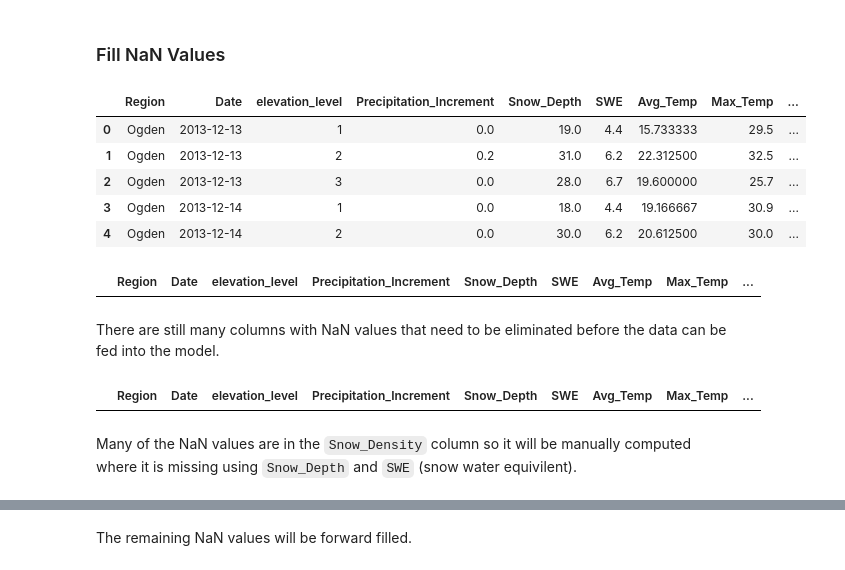
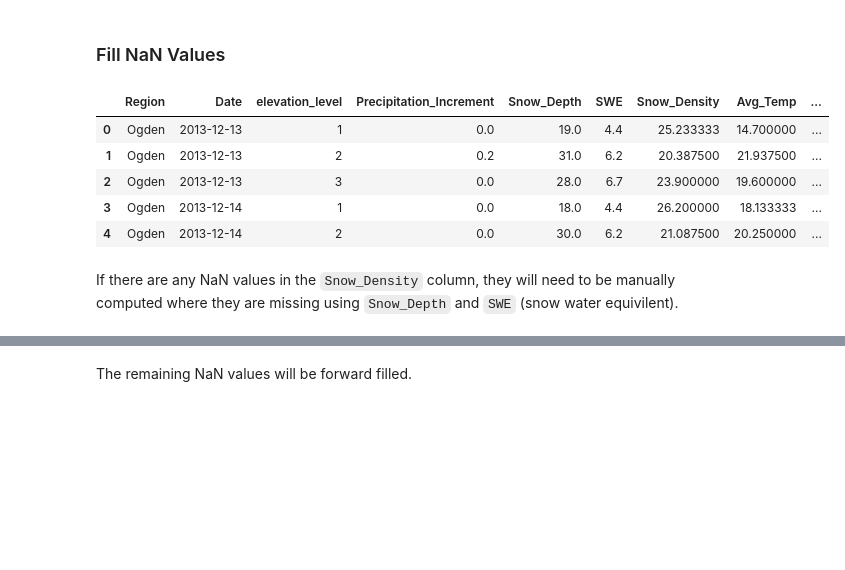
Before and after one commit to dallinmoore/avalanche-forecasting, a Jupyter notebook: main_notebook.ipynb, the cells around one changed output, grey strips where cells are left out. Saved outputs shown, nothing was run; the diff lists cells and outputs as text; code cells hidden in the pictures; blank space fills up the shorter version.

```diff
--- a/main_notebook.ipynb
+++ b/main_notebook.ipynb
@@ -563,0 +596,6 @@ len(snotel_df_ts)
+# %%
+snotel_df_ts["Avg_Wind_Direction_sin"] = np.sin(np.deg2rad(snotel_df_ts["Avg_Wind_Direction"]))
+snotel_df_ts["Avg_Wind_Direction_cos"] = np.cos(np.deg2rad(snotel_df_ts["Avg_Wind_Direction"]))
+
+snotel_df_ts = snotel_df_ts.drop(columns=["Avg_Wind_Direction"])        # keep only sin / cos
+snotel_df_ts.sort_values("Avg_Wind_Direction_sin").head()
@@ -565,6 +610,7 @@ len(snotel_df_ts)
 ## Combine the Metadata with Time-series Data
 # %%
 snotel_df["stationId"] = snotel_df["stationId"].astype(int)
+snotel_df_ts["stationId"] = snotel_df_ts["stationId"].astype(int)
 snotel_df["stationId"].head()
 # %% [output]
 |  | stationId |
@@ -647,16 +693,28 @@ snotel_dataset.head()
 # %%
+# Custom aggregation functions for cyclical variables
+def circular_mean_sin(series):
+    """Calculate circular mean for sin component"""
+    angles = np.arctan2(series, snotel_dataset['Avg_Wind_Direction_cos'].loc[series.index])
+    return np.sin(np.mean(angles))
+
+def circular_mean_cos(series):
+    """Calculate circular mean for cos component"""
+    angles = np.arctan2(snotel_dataset['Avg_Wind_Direction_sin'].loc[series.index], series)
+    return np.cos(np.mean(angles))
+
 # Define which columns to aggregate and how
 agg_map = {
     'Precipitation_Increment': 'max',
-    'Snow_Depth':            'max',
-    'SWE':                   'max',
-    'Avg_Temp':              'mean',
-    'Max_Temp':              'max',
-    'Min_Temp':              'min',
-    'Snow_Density':          'mean',
-    'Avg_Wind_Direction':    'max', # while not ideal, there are not multiple stations in any of the regions but max w
-    'Avg_Wind_Speed':        'mean',
-    'Max_Wind_Speed':        'max'
+    'Snow_Depth':              'max',
+    'SWE':                     'max',
+    'Avg_Temp':                'mean',
+    'Max_Temp':                'max',
+    'Min_Temp':                'min',
+    'Snow_Density':            'mean',
+    'Avg_Wind_Direction_sin':  circular_mean_sin,
+    'Avg_Wind_Direction_cos':  circular_mean_cos,
+    'Avg_Wind_Speed':          'mean',
+    'Max_Wind_Speed':          'max'
 }
 
 # Perform the aggregation
@@ -664,6 +722,7 @@ snotel_dataset_agg = (
     snotel_dataset
     .groupby(['Region', 'Date', 'elevation_level'], as_index=False)
     .agg(agg_map)
+    .sort_values(['Region', 'Date', 'elevation_level'])
 )
 
 snotel_dataset_agg.sort_values(['Region', 'Date', 'elevation_level']).head()
@@ -786,56 +845,43 @@ def fill_missing_by_elevation_vectorized(df: pd.DataFrame, data_cols: list) -> p
 
         # Assign back in one shot
         df_wide.loc[:, (col, 2)] = filled_s2
 
         # Propagate to 1 & 3 in one shot
         df_wide.loc[:, (col, 1)] = s1.fillna(filled_s2)
         df_wide.loc[:, (col, 3)] = s3.fillna(filled_s2)
 
     # Stack elevation_level back into a column
     df_filled = (
         df_wide
         .stack(level='elevation_level')  # now columns are data_cols again
         .reset_index()
     )
 
     return df_filled
 
 
 weather_cols = [
-    'Precipitation_Increment', 'Snow_Depth', 'SWE',
+    'Precipitation_Increment', 'Snow_Depth', 'SWE', 'Snow_Density',
     'Avg_Temp', 'Max_Temp', 'Min_Temp',
-    'Snow_Density', 'Avg_Wind_Direction',
-    'Avg_Wind_Speed', 'Max_Wind_Speed'
+    'Avg_Wind_Direction_sin', 'Avg_Wind_Direction_cos', 'Avg_Wind_Speed', 'Max_Wind_Speed'
 ]
 
 # Apply to your aggregated DataFrame:
 snotel_dataset_agg_full = fill_missing_by_elevation_vectorized(
     snotel_dataset_agg,
     weather_cols
 )
 
 snotel_dataset_agg_full.sort_values(['Region', 'Date', 'elevation_level']).head()
 # %% [output]
-|  | Region | Date | elevation_level | Precipitation_Increment | Snow_Depth | SWE | Avg_Temp | Max_Temp | ... |
-| 0 | Ogden | 2013-12-13 | 1 | 0.0 | 19.0 | 4.4 | 15.733333 | 29.5 | ... |
-| 1 | Ogden | 2013-12-13 | 2 | 0.2 | 31.0 | 6.2 | 22.312500 | 32.5 | ... |
-| 2 | Ogden | 2013-12-13 | 3 | 0.0 | 28.0 | 6.7 | 19.600000 | 25.7 | ... |
-| 3 | Ogden | 2013-12-14 | 1 | 0.0 | 18.0 | 4.4 | 19.166667 | 30.9 | ... |
-| 4 | Ogden | 2013-12-14 | 2 | 0.0 | 30.0 | 6.2 | 20.612500 | 30.0 | ... |
+|  | Region | Date | elevation_level | Precipitation_Increment | Snow_Depth | SWE | Snow_Density | Avg_Temp | ... |
+| 0 | Ogden | 2013-12-13 | 1 | 0.0 | 19.0 | 4.4 | 25.233333 | 14.700000 | ... |
+| 1 | Ogden | 2013-12-13 | 2 | 0.2 | 31.0 | 6.2 | 20.387500 | 21.937500 | ... |
+| 2 | Ogden | 2013-12-13 | 3 | 0.0 | 28.0 | 6.7 | 23.900000 | 19.600000 | ... |
+| 3 | Ogden | 2013-12-14 | 1 | 0.0 | 18.0 | 4.4 | 26.200000 | 18.133333 | ... |
+| 4 | Ogden | 2013-12-14 | 2 | 0.0 | 30.0 | 6.2 | 21.087500 | 20.250000 | ... |
-# %%
-nan_mask = snotel_dataset_agg_full[weather_cols].isna().any(axis=1)
-snotel_dataset_agg_full[nan_mask].sort_values(['Region', 'Date', 'elevation_level'])
-# %% [output]
-|  | Region | Date | elevation_level | Precipitation_Increment | Snow_Depth | SWE | Avg_Temp | Max_Temp | ... |
-# %% [markdown]
-There are still many columns with NaN values that need to be eliminated before the data can be fed into the model.
-# %%
-nan_mask_not_sd = snotel_dataset_agg_full[weather_cols].drop(columns='Snow_Density').isna().any(axis=1)
-snotel_dataset_agg_full[nan_mask_not_sd].sort_values(['Region', 'Date', 'elevation_level'])
-# %% [output]
-|  | Region | Date | elevation_level | Precipitation_Increment | Snow_Depth | SWE | Avg_Temp | Max_Temp | ... |
 # %% [markdown]
-Many of the NaN values are in the `Snow_Density` column so it will be manually computed where it is missing using `Snow_Depth` and `SWE` (snow water equivilent).
+If there are any NaN values  in the `Snow_Density` column, they will need to be manually computed where they are missing using `Snow_Depth` and `SWE` (snow water equivilent).
 # %%
 mask_missing = snotel_dataset_agg_full['Snow_Density'].isna()
 
```
Also changed, not shown: parts of 66 cells of this notebook.
